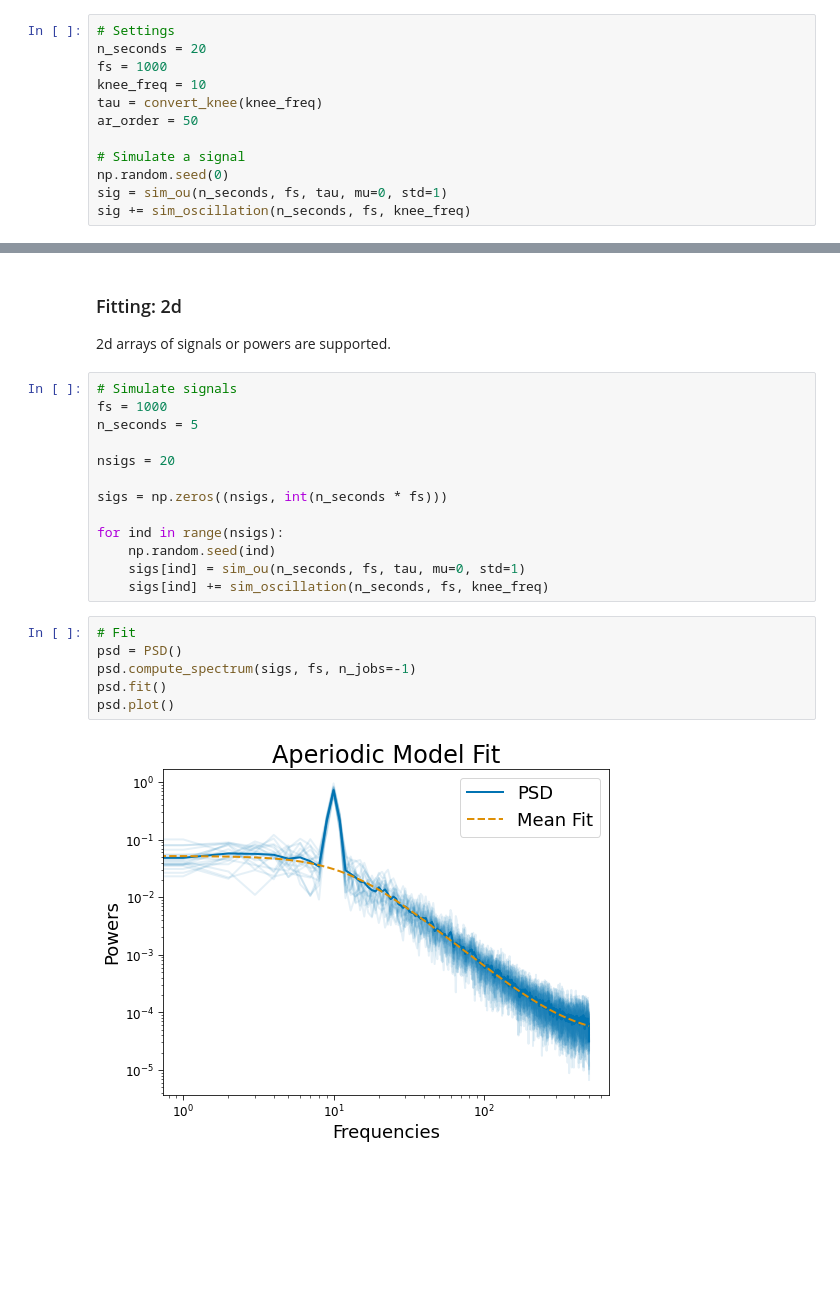
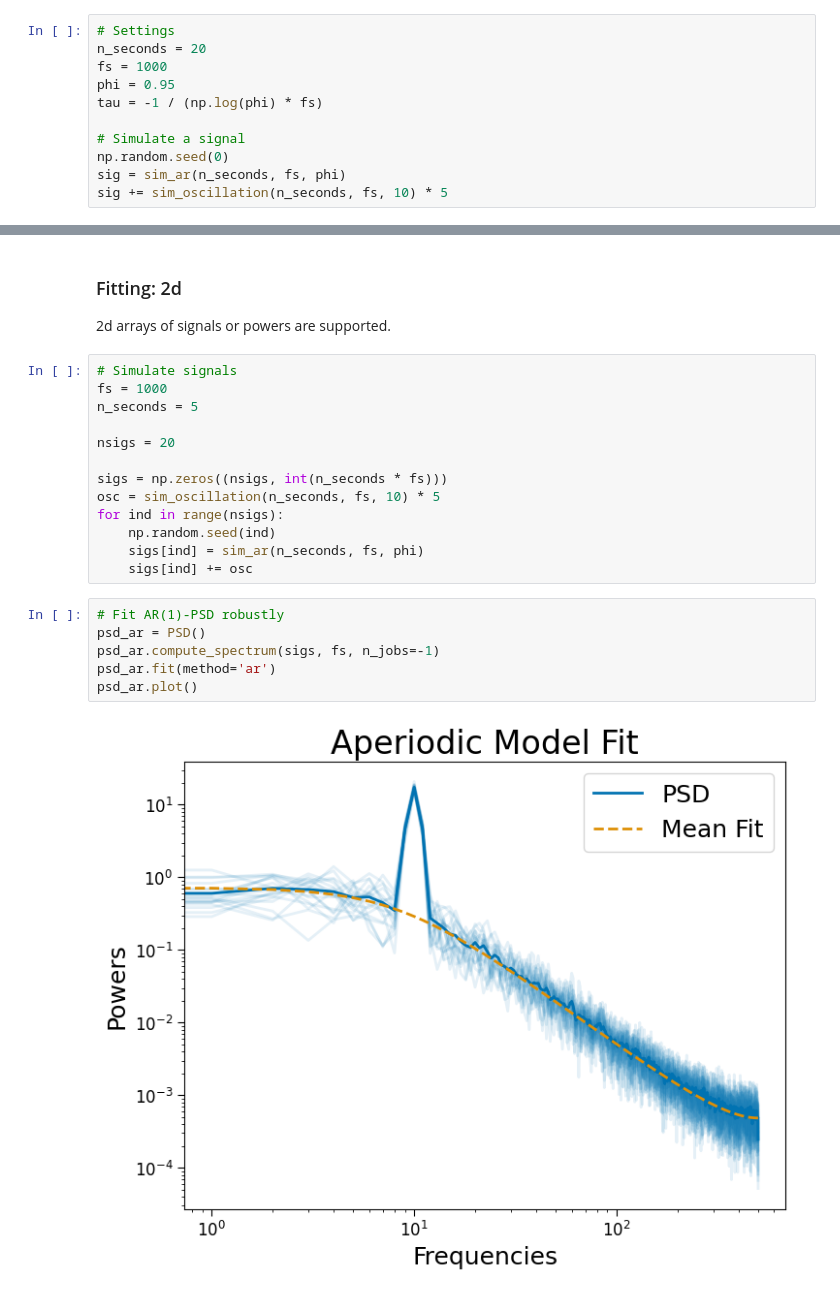
Before and after one commit to voytekresearch/timescale-methods, a Jupyter notebook: docs/tutorials/tutorial_02_PSD.ipynb, the cells around one changed output, grey strips where cells are left out. Saved outputs shown, nothing was run; the diff lists cells and outputs as text; blank space fills up the shorter version.

```diff
--- a/docs/tutorials/tutorial_02_PSD.ipynb
+++ b/docs/tutorials/tutorial_02_PSD.ipynb
@@ -20,12 +22,11 @@ This tutorials explores the use of the PSD objects.
 # Settings
 n_seconds = 20
 fs = 1000
-knee_freq = 10
-tau = convert_knee(knee_freq)
-ar_order = 50
+phi = 0.95
+tau = -1 / (np.log(phi) * fs)
 
 # Simulate a signal
 np.random.seed(0)
-sig = sim_ou(n_seconds, fs, tau, mu=0, std=1)
-sig += sim_oscillation(n_seconds, fs, knee_freq)
+sig = sim_ar(n_seconds, fs, phi)
+sig += sim_oscillation(n_seconds, fs, 10) * 5
 # %% [markdown]
@@ -72,16 +103,16 @@ n_seconds = 5
 nsigs = 20
 
 sigs = np.zeros((nsigs, int(n_seconds * fs)))
-
+osc = sim_oscillation(n_seconds, fs, 10) * 5
 for ind in range(nsigs):
     np.random.seed(ind)
-    sigs[ind] = sim_ou(n_seconds, fs, tau, mu=0, std=1)
-    sigs[ind] += sim_oscillation(n_seconds, fs, knee_freq)
+    sigs[ind] = sim_ar(n_seconds, fs, phi)
+    sigs[ind] += osc
 # %%
-# Fit
-psd = PSD()
-psd.compute_spectrum(sigs, fs, n_jobs=-1)
-psd.fit()
-psd.plot()
+# Fit AR(1)-PSD robustly
+psd_ar = PSD()
+psd_ar.compute_spectrum(sigs, fs, n_jobs=-1)
+psd_ar.fit(method='ar')
+psd_ar.plot()
 # %% [output]
-[figure, old version]
+[figure, new version]
```
Also changed, not shown: parts of 21 cells of this notebook, 5 other files.
